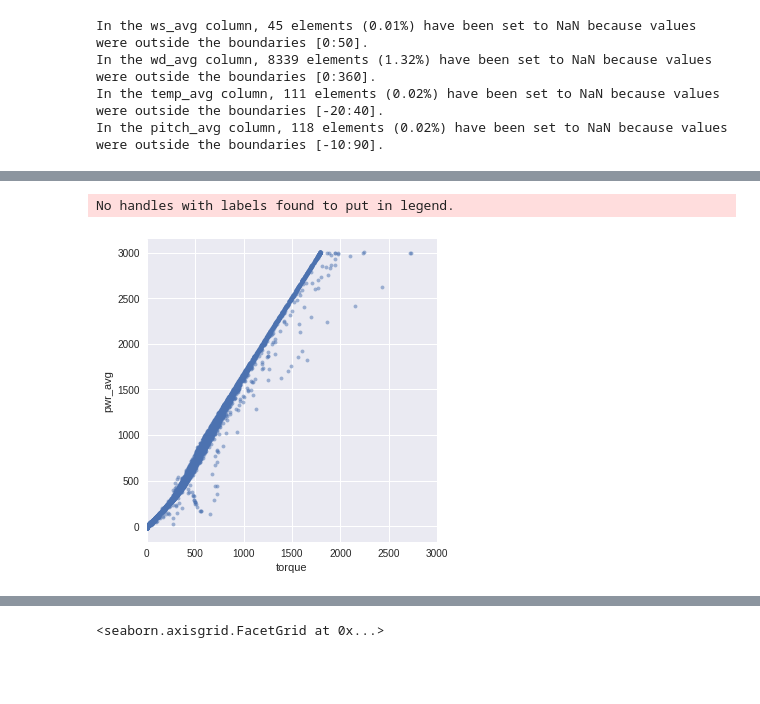
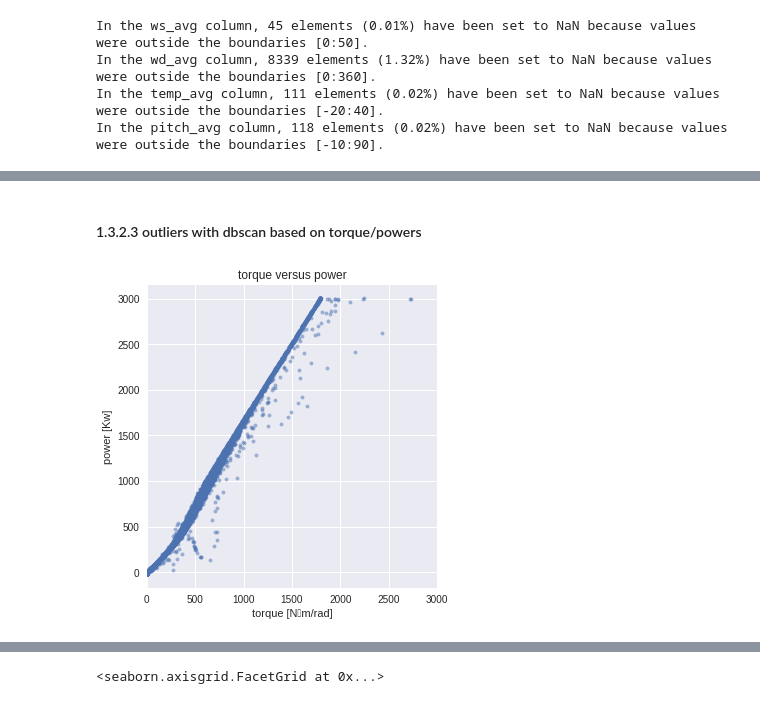
Before and after one commit to Umercia/wind_power, a Jupyter notebook: wind_farm_power_prediction.ipynb, the cells around one changed output, grey strips where cells are left out. Saved outputs shown, nothing was run; the diff lists cells and outputs as text; code cells hidden in the pictures; blank space fills up the shorter version.

```diff
--- a/wind_farm_power_prediction.ipynb
+++ b/wind_farm_power_prediction.ipynb
@@ -435,22 +432,24 @@ plt.xlim(0,25)
+# %% [markdown]
+#### 1.3.2.3 outliers with dbscan based on torque/powers
 # %%
 # Torque columns
 from math import pi
 
 wtg_df["torque"] = 0
 mask = wtg_df["rpm_avg"] > 0
 wtg_df.loc[mask, "torque"] = wtg_df.loc[mask, "pwr_avg"]/wtg_df.loc[mask, "rpm_avg"]*30/pi
+
+# Inputs
+X = wtg_df.sample(n=10000, random_state=10)
+mask = (X['filt_firt_ala'] == 1) & (X['filt_ok_time'] == 1)
+
+# plt.figure(figsize=(10, 12))
+sns.lmplot(x="torque", y="pwr_avg", data=X.loc[mask,:],
+           fit_reg=False, legend=False, palette="seismic_r", scatter_kws={"s":15, 'alpha':0.50})
+plt.xlim(0,3000)
+plt.title("torque versus power")
+plt.xlabel("torque [N⋅m/rad]")
+plt.ylabel("power [Kw]")
+plt.show()
+# %% [output]
+[figure, added]
-# %%
-# Inputs
-X = wtg_df.sample(n=10000, random_state=10)
-mask = (X['filt_firt_ala'] == 1) & (X['filt_ok_time'] == 1)
-
-# plt.figure(figsize=(10, 12))
-sns.lmplot(x="torque", y="pwr_avg", data=X.loc[mask,:],
-           fit_reg=False, legend=False, palette="seismic_r", scatter_kws={"s":15, 'alpha':0.50})
-plt.xlim(0,3000)
-
-plt.legend()
-plt.show()
-# %% [output]
-No handles with labels found to put in legend.
-[figure, removed]
```
Also changed, not shown: parts of 26 cells of this notebook.
